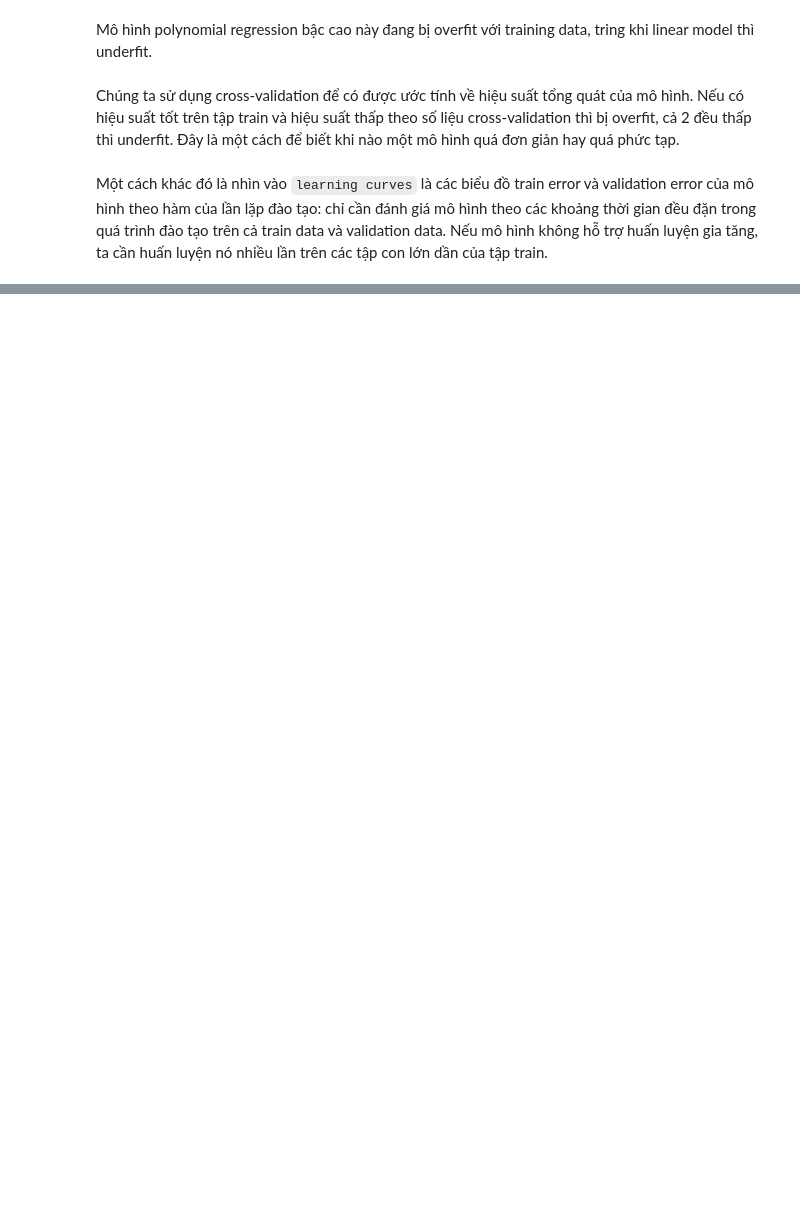
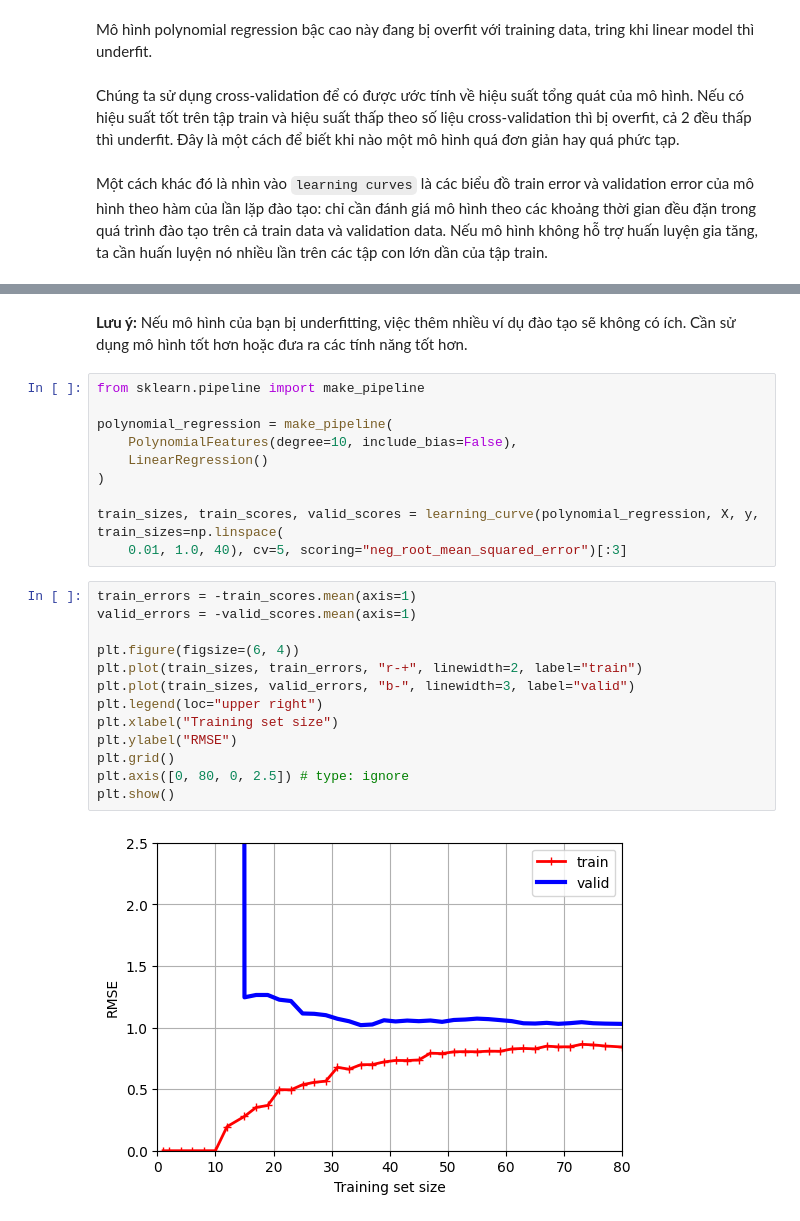
Before and after one commit to hoaghiepp/ml_learning, a Jupyter notebook: 04_training_models.ipynb, the cells around one changed output, grey strips where cells are left out. Drawn from its saved outputs; the diff is of its cells as text; blank space fills up the shorter version.

```diff
--- a/04_training_models.ipynb
+++ b/04_training_models.ipynb
@@ -397,0 +401,27 @@ plt.show()
+# %% [markdown]
+**Lưu ý:** Nếu mô hình của bạn bị underfitting, việc thêm nhiều ví dụ đào tạo sẽ không có ích. Cần sử dụng mô hình tốt hơn hoặc đưa ra các tính năng tốt hơn.
+# %%
+from sklearn.pipeline import make_pipeline
+
+polynomial_regression = make_pipeline(
+    PolynomialFeatures(degree=10, include_bias=False),
+    LinearRegression()
+)
+
+train_sizes, train_scores, valid_scores = learning_curve(polynomial_regression, X, y, train_sizes=np.linspace(
+    0.01, 1.0, 40), cv=5, scoring="neg_root_mean_squared_error")[:3]
+# %%
+train_errors = -train_scores.mean(axis=1)
+valid_errors = -valid_scores.mean(axis=1)
+
+plt.figure(figsize=(6, 4))
+plt.plot(train_sizes, train_errors, "r-+", linewidth=2, label="train")
+plt.plot(train_sizes, valid_errors, "b-", linewidth=3, label="valid")
+plt.legend(loc="upper right")
+plt.xlabel("Training set size")
+plt.ylabel("RMSE")
+plt.grid()
+plt.axis([0, 80, 0, 2.5]) # type: ignore
+plt.show()
+# %% [output]
+[figure, added]
```
Also changed, not shown: parts of 113 cells of this notebook.
